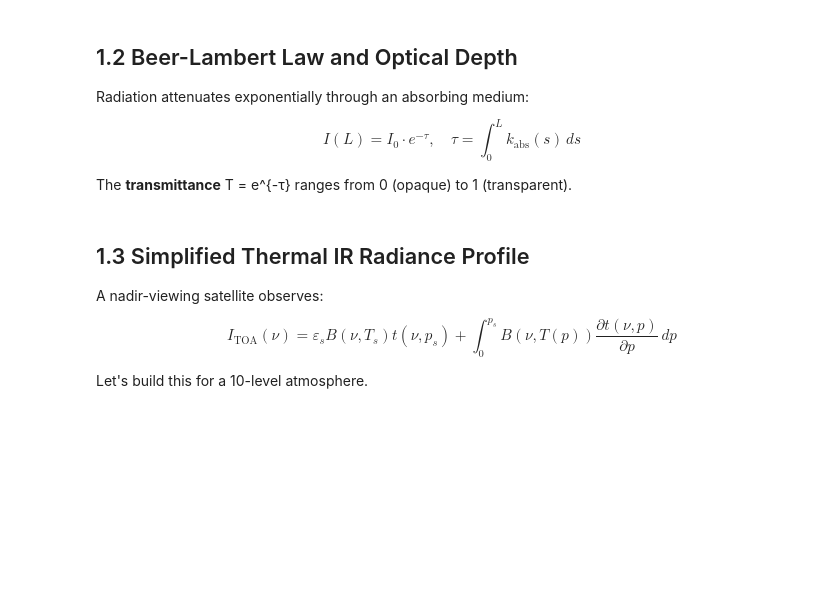
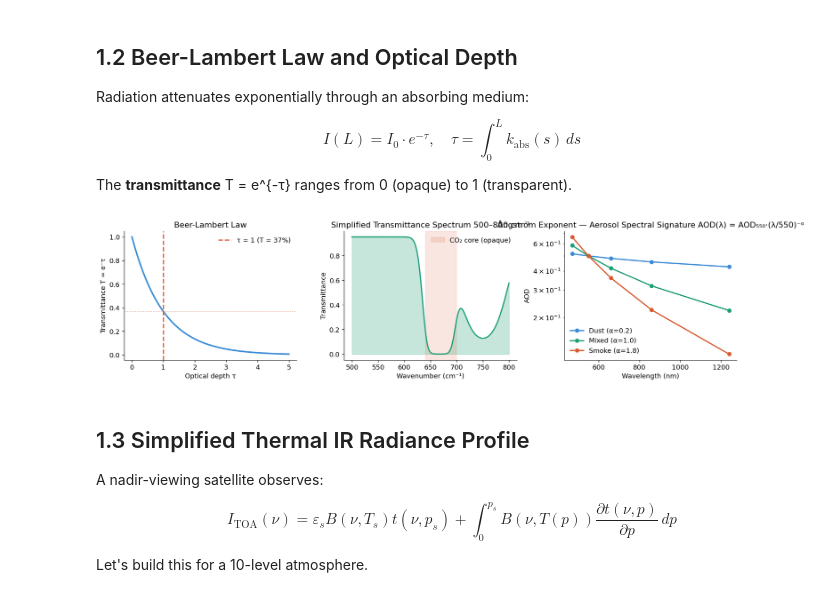
Before and after one commit to arunp77/Bayesian-Analysis-in-Astrophysics, a Jupyter notebook: bayes-atmospheric-remote-sensing/bayes-atmos/chapters/ch01_radiative_transfer/notebook.ipynb, the cells around one changed output. Cells and saved outputs as stored; diff of their text form; code cells hidden in the pictures; blank space fills up the shorter version.

```diff
--- a/bayes-atmospheric-remote-sensing/bayes-atmos/chapters/ch01_radiative_transfer/notebook.ipynb
+++ b/bayes-atmospheric-remote-sensing/bayes-atmos/chapters/ch01_radiative_transfer/notebook.ipynb
@@ -109,37 +116,37 @@ axes[0].legend(frameon=False)
 
 # Absorption spectrum — simplified CO2 + H2O profile
 nu_fine = np.linspace(500, 800, 500)
 # Simulate a simplified absorption spectrum
 tau_co2 = 8 * np.exp(-((nu_fine - 667)**2)/(2*15**2))     # CO2 15um band
 tau_h2o = 2 * np.exp(-((nu_fine - 750)**2)/(2*30**2))      # H2O rotation band
 tau_total = tau_co2 + tau_h2o + 0.05                        # add window absorption
 
 T_spec = np.exp(-tau_total)
 axes[1].plot(nu_fine, T_spec, "#1D9E75", lw=2)
 axes[1].fill_between(nu_fine, T_spec, alpha=0.25, color="#1D9E75")
 axes[1].axvspan(640, 700, color="#D85A30", alpha=0.15, label="CO₂ core (opaque)")
 axes[1].set_xlabel("Wavenumber (cm⁻¹)"); axes[1].set_ylabel("Transmittance")
-axes[1].set_title("Simplified Transmittance Spectrum
-500–800 cm⁻¹")
+axes[1].set_title("Simplified Transmittance Spectrum 500–800 cm⁻¹")
 axes[1].legend(frameon=False)
 
 # AOD vs wavelength: Ångström exponent
 lambda_nm = np.array([470, 550, 660, 860, 1240])
 AOD_550 = 0.5
 alphas = [0.2, 1.0, 1.8]   # different aerosol types
 
 for alpha, col, label in zip(alphas, ["#3B8BD4","#1D9E75","#D85A30"],
                               ["Dust (α=0.2)", "Mixed (α=1.0)", "Smoke (α=1.8)"]):
     AOD = AOD_550 * (lambda_nm / 550)**(-alpha)
     axes[2].semilogy(lambda_nm, AOD, 'o-', color=col, lw=2, label=label)
 
 axes[2].set_xlabel("Wavelength (nm)"); axes[2].set_ylabel("AOD")
-axes[2].set_title("Ångström Exponent — Aerosol Spectral Signature
-AOD(λ) = AOD₅₅₀·(λ/550)⁻ᵅ")
+axes[2].set_title("Ångström Exponent — Aerosol Spectral Signature AOD(λ) = AOD₅₅₀·(λ/550)⁻ᵅ")
 axes[2].legend(frameon=False)
 
 plt.tight_layout()
 plt.show()
+# %% [output]
+[figure, added]
 # %% [markdown]
 ## 1.3 Simplified Thermal IR Radiance Profile
 
```
Also changed, not shown: parts of 5 cells of this notebook.
